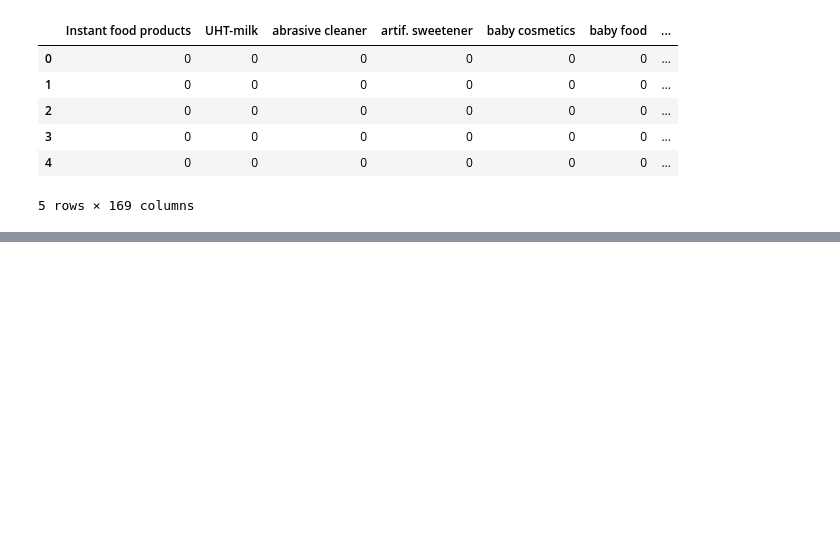
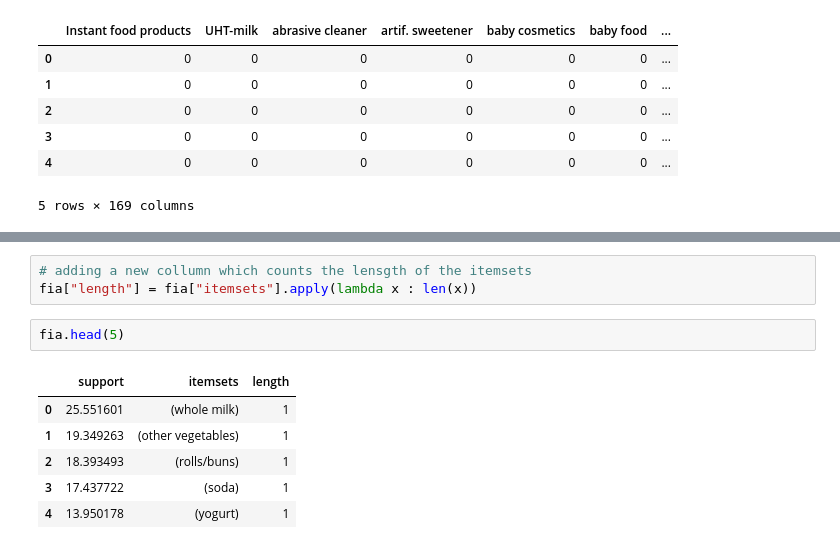
Before and after one commit to Smit131/DS-assignments-python, a Jupyter notebook: Association rule/jupytercode.ipynb, the cells around one changed output, grey strips where cells are left out. Saved outputs shown, nothing was run; the diff lists cells and outputs as text; blank space fills up the shorter version.

```diff
--- a/Association rule/jupytercode.ipynb
+++ b/Association rule/jupytercode.ipynb
@@ -117,0 +128,12 @@ Name: support, dtype: float64
+# %%
+# adding a new collumn which counts the lensgth of the itemsets
+fia["length"] = fia["itemsets"].apply(lambda x : len(x))
+# %%
+fia.head(5)
+# %% [output]
+|  | support | itemsets | length |
+| 0 | 25.551601 | (whole milk) | 1 |
+| 1 | 19.349263 | (other vegetables) | 1 |
+| 2 | 18.393493 | (rolls/buns) | 1 |
+| 3 | 17.437722 | (soda) | 1 |
+| 4 | 13.950178 | (yogurt) | 1 |
```
Also changed, not shown: parts of 23 cells of this notebook, 1 other file.
